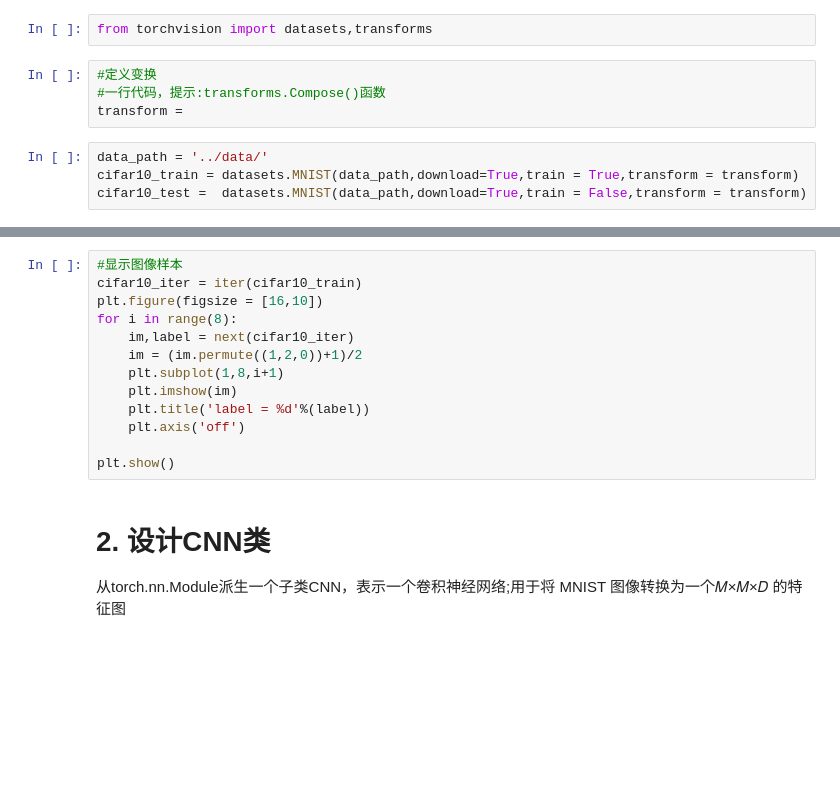
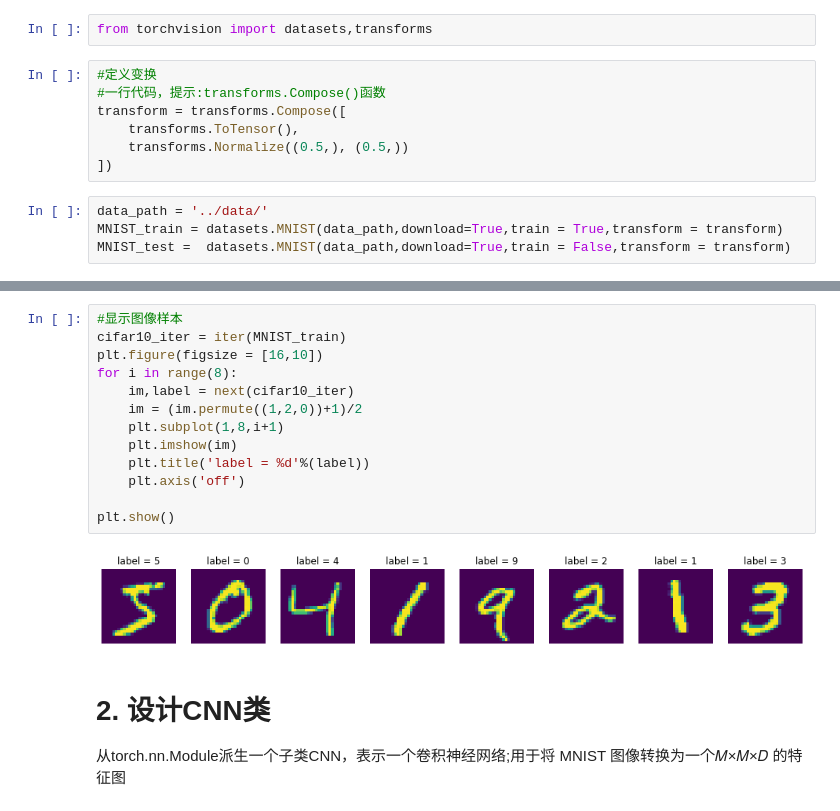
Before and after one commit to haonan0x3a1/DL_Lab, a Jupyter notebook: Lab_05/Lab5/DL-LAB5.ipynb, the cells around one changed output, grey strips where cells are left out. Cells and saved outputs as stored; diff of their text form; blank space fills up the shorter version.

```diff
--- a/Lab_05/Lab5/DL-LAB5.ipynb
+++ b/Lab_05/Lab5/DL-LAB5.ipynb
@@ -25,9 +25,12 @@ from torchvision import datasets,transforms
 # %%
 #定义变换
 #一行代码，提示:transforms.Compose()函数
-transform =
+transform = transforms.Compose([
+    transforms.ToTensor(),
+    transforms.Normalize((0.5,), (0.5,))
+])
 # %%
 data_path = '../data/'
-cifar10_train = datasets.MNIST(data_path,download=True,train = True,transform = transform)
-cifar10_test =  datasets.MNIST(data_path,download=True,train = False,transform = transform)
+MNIST_train = datasets.MNIST(data_path,download=True,train = True,transform = transform)
+MNIST_test =  datasets.MNIST(data_path,download=True,train = False,transform = transform)
 # %%
@@ -35,16 +48,18 @@ cifar10_train
 # %%
 #显示图像样本
-cifar10_iter = iter(cifar10_train)
+cifar10_iter = iter(MNIST_train)
 plt.figure(figsize = [16,10])
 for i in range(8):
     im,label = next(cifar10_iter)
     im = (im.permute((1,2,0))+1)/2
     plt.subplot(1,8,i+1)
     plt.imshow(im)
     plt.title('label = %d'%(label))
     plt.axis('off')
 
 plt.show()
+# %% [output]
+[figure, added]
 # %% [markdown]
 # 2. 设计CNN类
 
```
Also changed, not shown: parts of 17 cells of this notebook, 1 other file.
